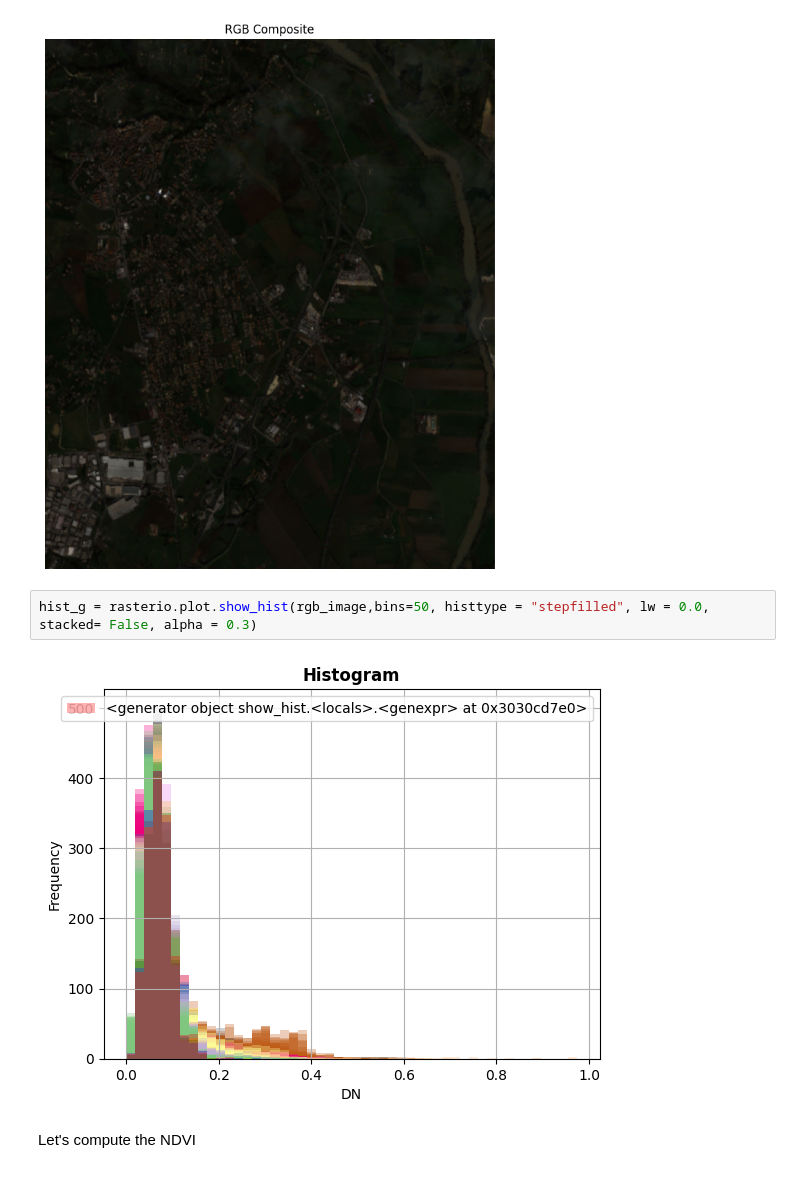
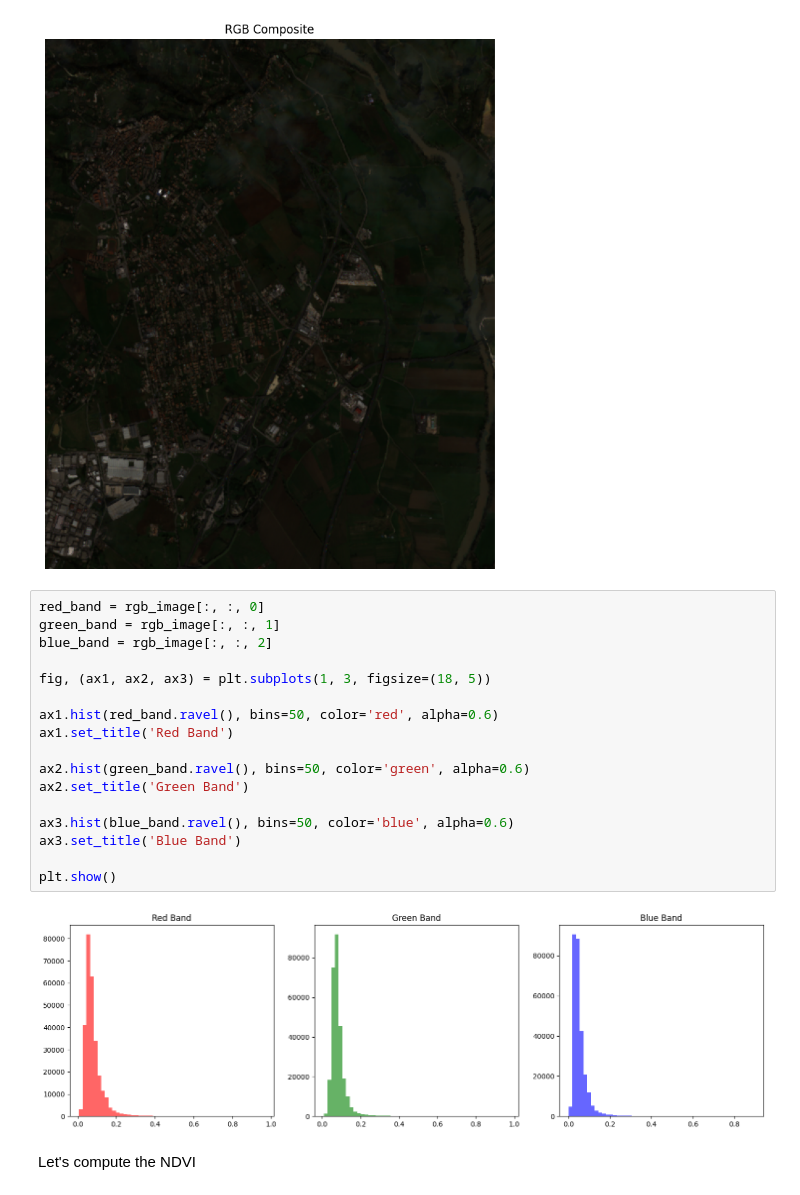
Before and after one commit to SimBoex/RemoteSensing, a Jupyter notebook: Measuring_NDVI.ipynb, the cells around one changed output. Drawn from its saved outputs; the diff is of its cells as text.

```diff
--- a/Measuring_NDVI.ipynb
+++ b/Measuring_NDVI.ipynb
@@ -103,10 +176,25 @@ plt.axis('off')
 plt.show()
 # %% [output]
 [figure]
-# %%
-hist_g = rasterio.plot.show_hist(rgb_image,bins=50, histtype = "stepfilled", lw = 0.0, stacked= False, alpha = 0.3)
-# %% [output]
-[figure, removed]
+# %%
+red_band = rgb_image[:, :, 0]
+green_band = rgb_image[:, :, 1]
+blue_band = rgb_image[:, :, 2]
+
+fig, (ax1, ax2, ax3) = plt.subplots(1, 3, figsize=(18, 5))
+
+ax1.hist(red_band.ravel(), bins=50, color='red', alpha=0.6)
+ax1.set_title('Red Band')
+
+ax2.hist(green_band.ravel(), bins=50, color='green', alpha=0.6)
+ax2.set_title('Green Band')
+
+ax3.hist(blue_band.ravel(), bins=50, color='blue', alpha=0.6)
+ax3.set_title('Blue Band')
+
+plt.show()
+# %% [output]
+[figure, added]
 # %% [markdown]
 Let's compute the NDVI
 # %%
```
Also changed, not shown: parts of 4 cells of this notebook.
